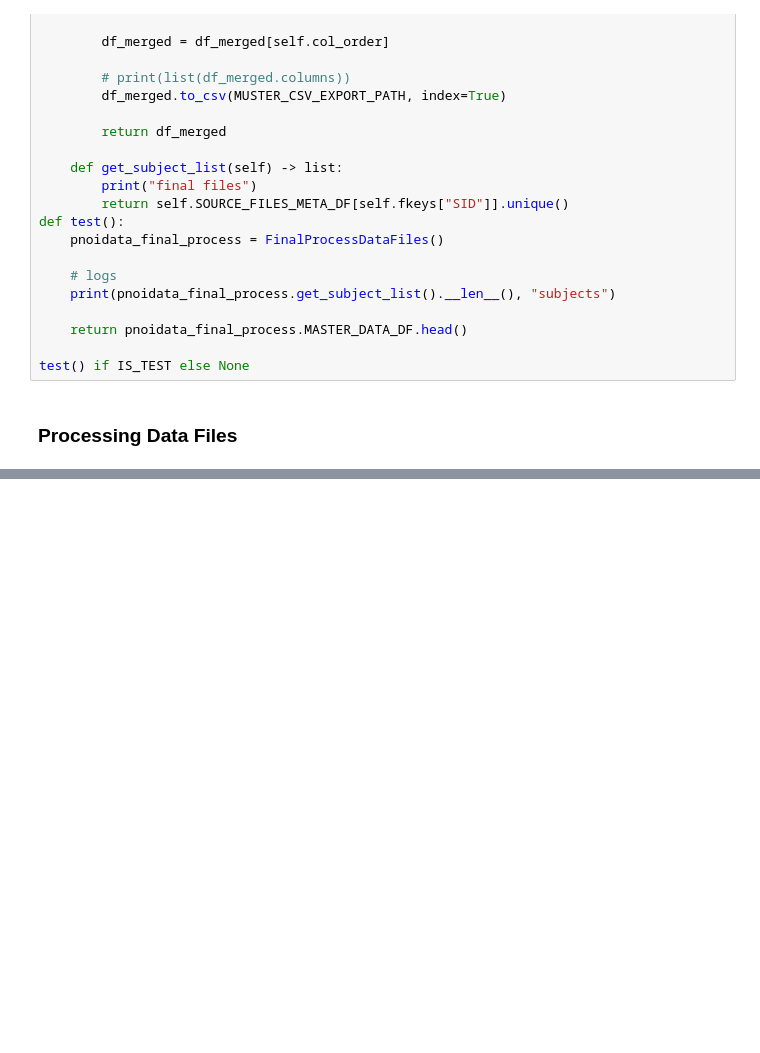
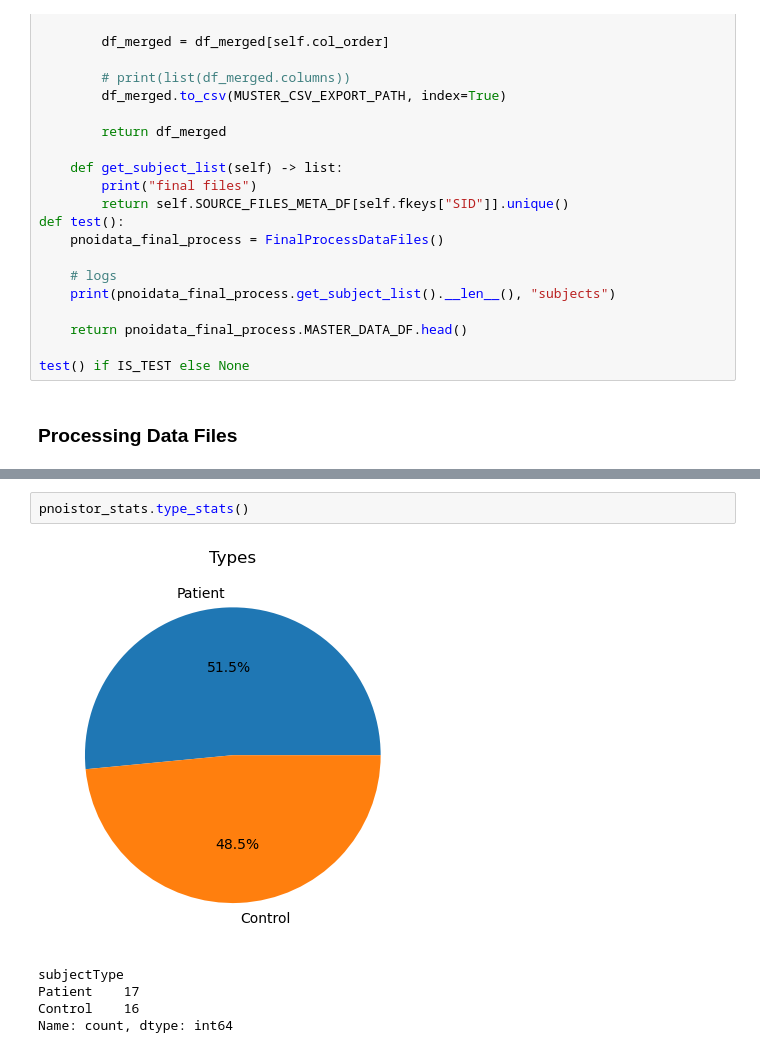
Before and after one commit to vaguebrownfox01/pnoi-corpus_ETL, a Jupyter notebook: SCRIPTS/2_pnoi-dataETL/dataset_etl.ipynb, the cells around one changed output, grey strips where cells are left out. Saved outputs shown, nothing was run; the diff lists cells and outputs as text; blank space fills up the shorter version.

```diff
--- a/SCRIPTS/2_pnoi-dataETL/dataset_etl.ipynb
+++ b/SCRIPTS/2_pnoi-dataETL/dataset_etl.ipynb
@@ -849,3 +856,11 @@ No. of Subjects 33
 [figure]
 [figure]
 81 missing files out of 858 files, 9.44055944055944%
+# %%
+pnoistor_stats.type_stats()
+# %% [output]
+[figure, added]
+subjectType
+Patient    17
+Control    16
+Name: count, dtype: int64
```
Also changed, not shown: parts of 3 cells of this notebook.
